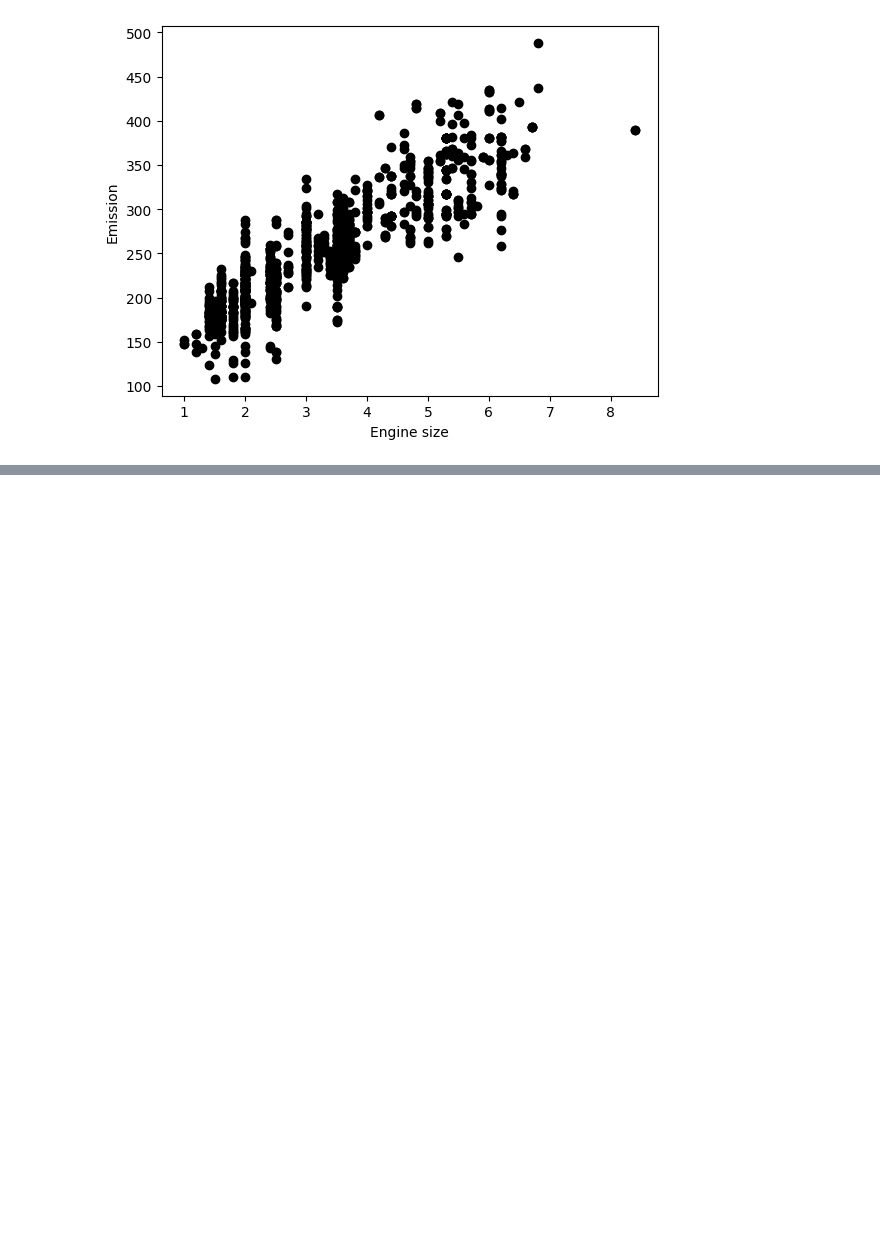
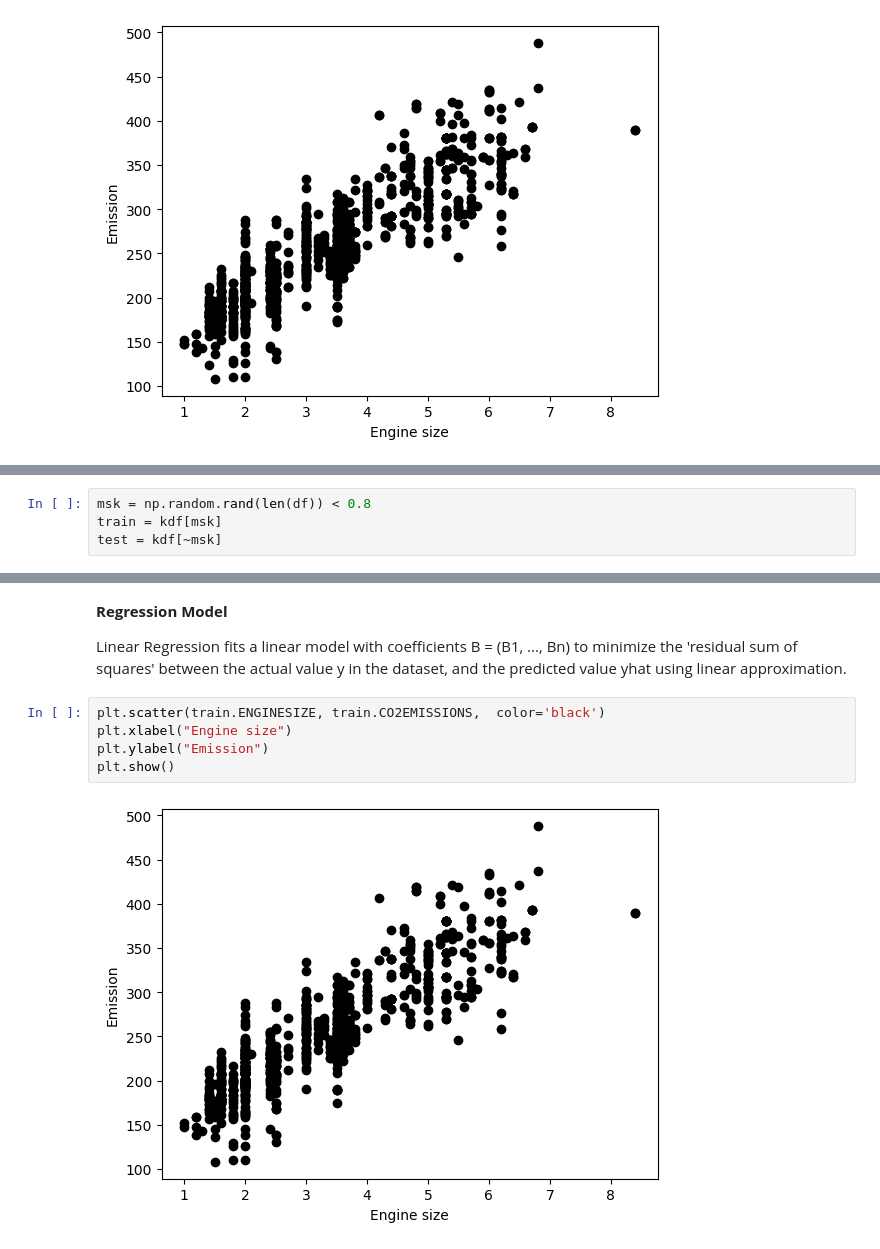
Before and after one commit to Calvince1/Colabs, a Jupyter notebook: ML.ipynb, the cells around one changed output, grey strips where cells are left out. Saved outputs shown, nothing was run; the diff lists cells and outputs as text; blank space fills up the shorter version.

```diff
--- a/ML.ipynb
+++ b/ML.ipynb
@@ -67,0 +90,4 @@ plt.show()
+# %%
+msk = np.random.rand(len(df)) < 0.8
+train = kdf[msk]
+test = kdf[~msk]
@@ -67,0 +98,11 @@ plt.show()
+# %% [markdown]
+**Regression Model**
+
+Linear Regression fits a linear model with coefficients B = (B1, ..., Bn) to minimize the 'residual sum of squares' between the actual value y in the dataset, and the predicted value yhat using linear approximation.
+# %%
+plt.scatter(train.ENGINESIZE, train.CO2EMISSIONS,  color='black')
+plt.xlabel("Engine size")
+plt.ylabel("Emission")
+plt.show()
+# %% [output]
+[figure, added]
```
Also changed, not shown: parts of 13 cells of this notebook.
